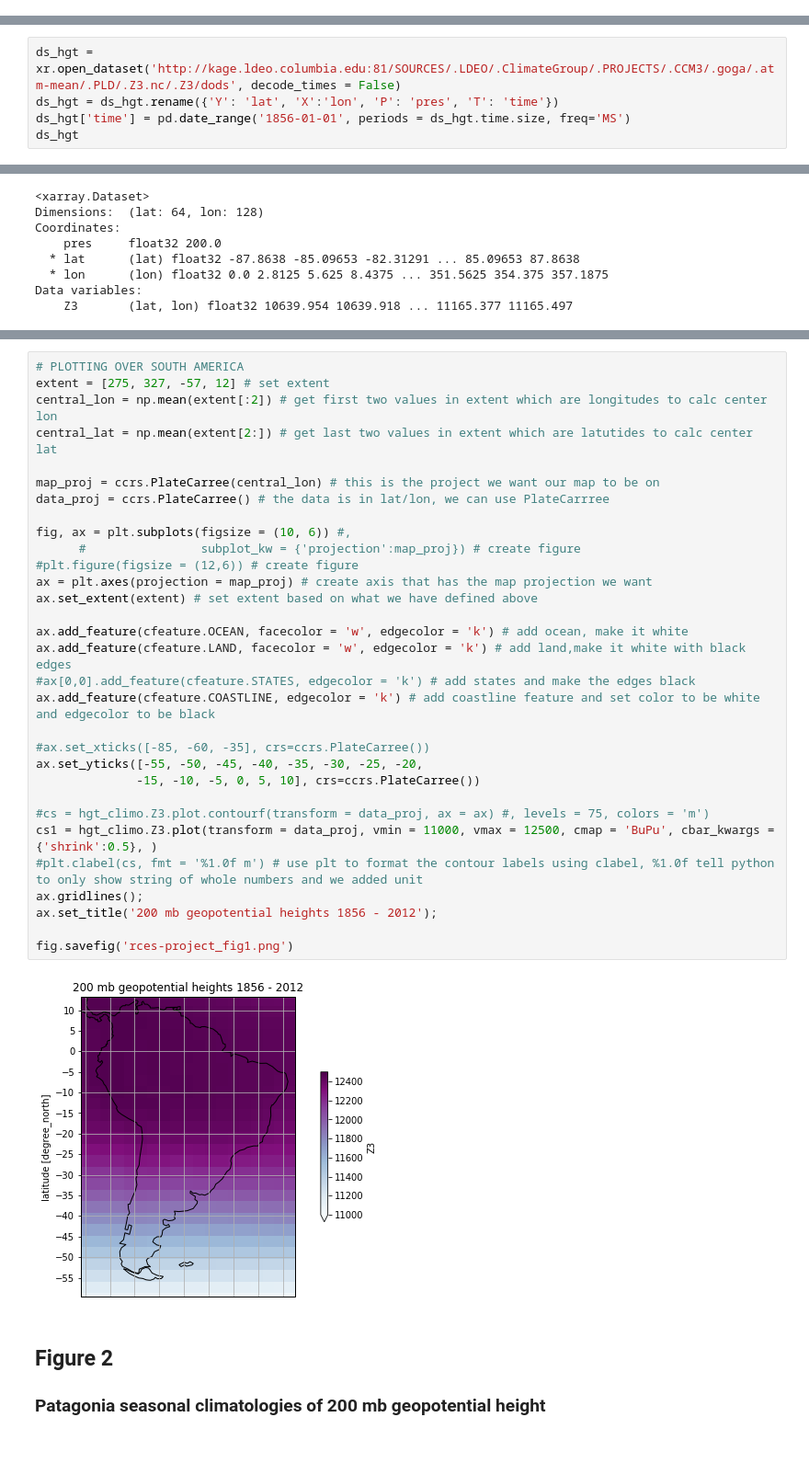
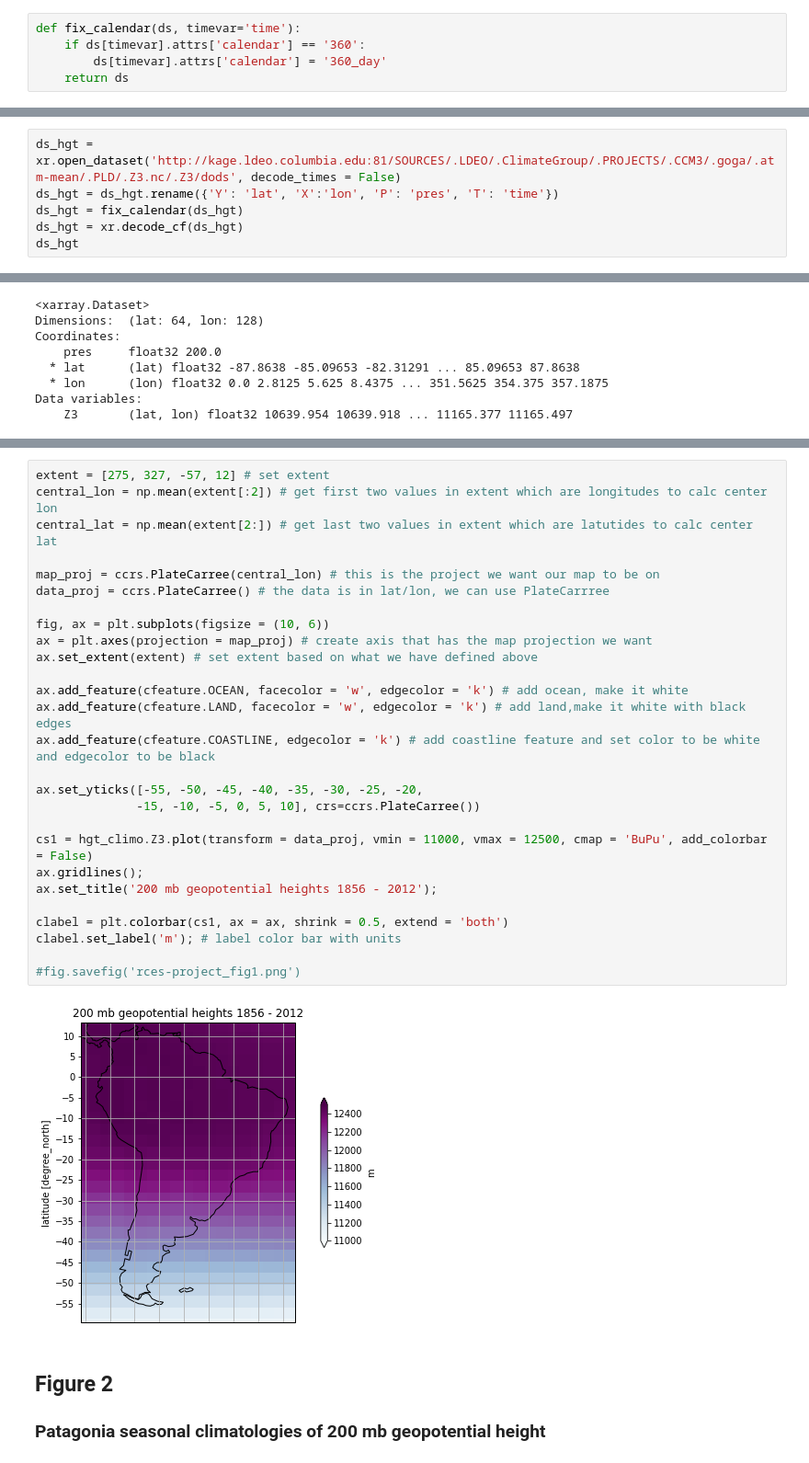
Before and after one commit to amvaruolo-clarke/rces-project, a Jupyter notebook: rces-project-20181129.ipynb, the cells around one changed output, grey strips where cells are left out. Shown: that part at 92% size. Saved outputs shown, nothing was run; the diff lists cells and outputs as text.

```diff
--- a/rces-project-20181129.ipynb
+++ b/rces-project-20181129.ipynb
@@ -13,3 +22,8 @@ from matplotlib import pyplot as plt
+# %%
+def fix_calendar(ds, timevar='time'):
+    if ds[timevar].attrs['calendar'] == '360':
+        ds[timevar].attrs['calendar'] = '360_day'
+    return ds
 # %%
 ds = xr.open_dataset('http://kage.ldeo.columbia.edu:81/expert/SOURCES/.LDEO/.ClimateGroup/.PROJECTS/.CCM3/.goga/.sst_goga_1856-2013-1.nc/dods', decode_times = False)
 ds = ds.rename({'Y': 'lat', 'X':'lon', 'Z': 'lev', 'T': 'time'})
@@ -33,7 +49,8 @@ Attributes:
 # %%
 ds_hgt = xr.open_dataset('http://kage.ldeo.columbia.edu:81/SOURCES/.LDEO/.ClimateGroup/.PROJECTS/.CCM3/.goga/.atm-mean/.PLD/.Z3.nc/.Z3/dods', decode_times = False)
 ds_hgt = ds_hgt.rename({'Y': 'lat', 'X':'lon', 'P': 'pres', 'T': 'time'})
-ds_hgt['time'] = pd.date_range('1856-01-01', periods = ds_hgt.time.size, freq='MS')
+ds_hgt = fix_calendar(ds_hgt)
+ds_hgt = xr.decode_cf(ds_hgt)
 ds_hgt
 # %% [output]
 <xarray.Dataset>
@@ -224,36 +177,32 @@ The text.latex.unicode rcparam was deprecated in Matplotlib 2.2 and will be remo
 # %%
-# PLOTTING OVER SOUTH AMERICA
 extent = [275, 327, -57, 12] # set extent
 central_lon = np.mean(extent[:2]) # get first two values in extent which are longitudes to calc center lon
 central_lat = np.mean(extent[2:]) # get last two values in extent which are latutides to calc center lat
 
 map_proj = ccrs.PlateCarree(central_lon) # this is the project we want our map to be on
 data_proj = ccrs.PlateCarree() # the data is in lat/lon, we can use PlateCarrree
 
-fig, ax = plt.subplots(figsize = (10, 6)) #,
-      #                subplot_kw = {'projection':map_proj}) # create figure
-#plt.figure(figsize = (12,6)) # create figure
+fig, ax = plt.subplots(figsize = (10, 6))
 ax = plt.axes(projection = map_proj) # create axis that has the map projection we want
 ax.set_extent(extent) # set extent based on what we have defined above
 
 ax.add_feature(cfeature.OCEAN, facecolor = 'w', edgecolor = 'k') # add ocean, make it white
 ax.add_feature(cfeature.LAND, facecolor = 'w', edgecolor = 'k') # add land,make it white with black edges
-#ax[0,0].add_feature(cfeature.STATES, edgecolor = 'k') # add states and make the edges black
 ax.add_feature(cfeature.COASTLINE, edgecolor = 'k') # add coastline feature and set color to be white and edgecolor to be black
 
-#ax.set_xticks([-85, -60, -35], crs=ccrs.PlateCarree())
 ax.set_yticks([-55, -50, -45, -40, -35, -30, -25, -20,
               -15, -10, -5, 0, 5, 10], crs=ccrs.PlateCarree())
 
-#cs = hgt_climo.Z3.plot.contourf(transform = data_proj, ax = ax) #, levels = 75, colors = 'm')
-cs1 = hgt_climo.Z3.plot(transform = data_proj, vmin = 11000, vmax = 12500, cmap = 'BuPu', cbar_kwargs = {'shrink':0.5}, )
-#plt.clabel(cs, fmt = '%1.0f m') # use plt to format the contour labels using clabel, %1.0f tell python to only show string of whole numbers and we added unit
+cs1 = hgt_climo.Z3.plot(transform = data_proj, vmin = 11000, vmax = 12500, cmap = 'BuPu', add_colorbar = False)
 ax.gridlines();
 ax.set_title('200 mb geopotential heights 1856 - 2012');
 
-fig.savefig('rces-project_fig1.png')
+clabel = plt.colorbar(cs1, ax = ax, shrink = 0.5, extend = 'both')
+clabel.set_label('m'); # label color bar with units
+
+#fig.savefig('rces-project_fig1.png')
 # %% [output]
-[figure, old version]
+[figure, new version]
 # %% [markdown]
 ## Figure 2
 ### Patagonia seasonal climatologies of 200 mb geopotential height
```
Also changed, not shown: parts of 45 cells of this notebook.
